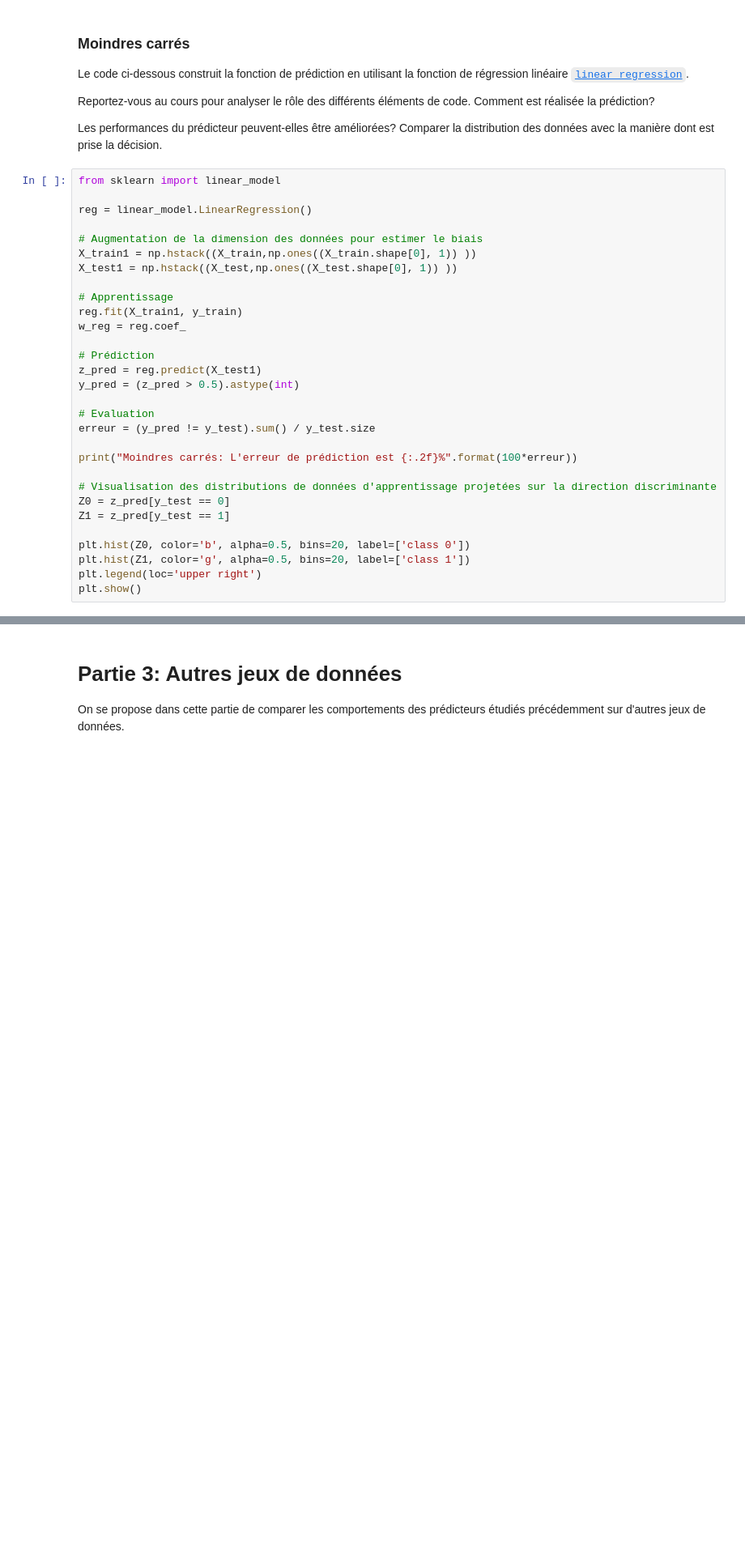
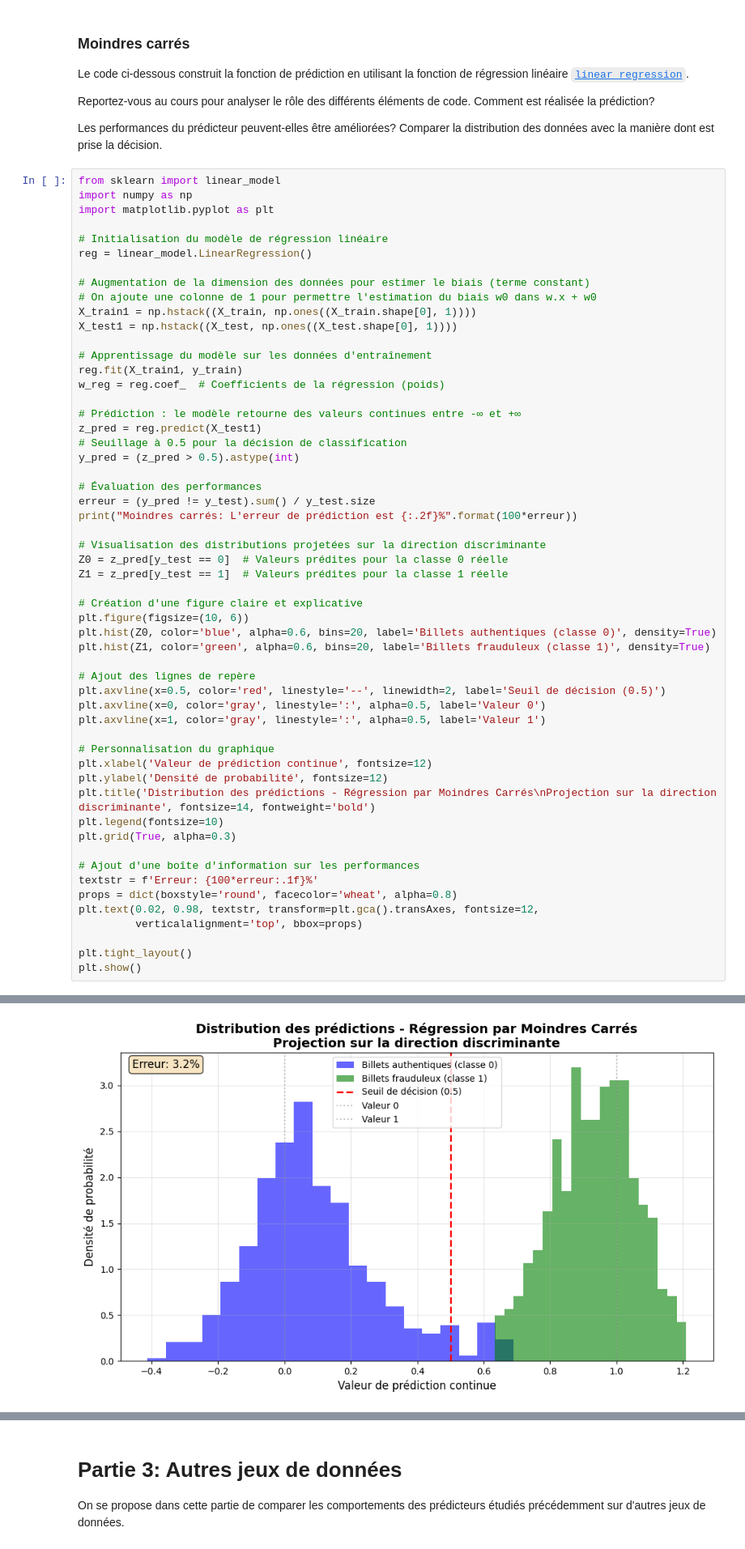
Before and after one commit to RowanHoupa35/ML-TD1, a Jupyter notebook: ENSTA/td_gaussien_bayesien.ipynb, the cells around one changed output, grey strips where cells are left out. Shown at 81% size. Cells and saved outputs as stored; diff of their text form; blank space fills up the shorter version.

```diff
--- a/ENSTA/td_gaussien_bayesien.ipynb
+++ b/ENSTA/td_gaussien_bayesien.ipynb
@@ -472,31 +845,57 @@ Reportez-vous au cours pour analyser le rôle des différents éléments de code
 Les performances du prédicteur peuvent-elles être améliorées? Comparer la distribution des données avec la manière dont est prise la décision.
 # %%
 from sklearn import linear_model
+import numpy as np
+import matplotlib.pyplot as plt
 
+# Initialisation du modèle de régression linéaire
 reg = linear_model.LinearRegression()
 
-# Augmentation de la dimension des données pour estimer le biais
-X_train1 = np.hstack((X_train,np.ones((X_train.shape[0], 1)) ))
-X_test1 = np.hstack((X_test,np.ones((X_test.shape[0], 1)) ))
+# Augmentation de la dimension des données pour estimer le biais (terme constant)
+# On ajoute une colonne de 1 pour permettre l'estimation du biais w0 dans w.x + w0
+X_train1 = np.hstack((X_train, np.ones((X_train.shape[0], 1))))
+X_test1 = np.hstack((X_test, np.ones((X_test.shape[0], 1))))
 
-# Apprentissage
+# Apprentissage du modèle sur les données d'entraînement
 reg.fit(X_train1, y_train)
-w_reg = reg.coef_
+w_reg = reg.coef_  # Coefficients de la régression (poids)
 
-# Prédiction
+# Prédiction : le modèle retourne des valeurs continues entre -∞ et +∞
 z_pred = reg.predict(X_test1)
+# Seuillage à 0.5 pour la décision de classification
 y_pred = (z_pred > 0.5).astype(int)
 
-# Evaluation
+# Évaluation des performances
 erreur = (y_pred != y_test).sum() / y_test.size
-
 print("Moindres carrés: L'erreur de prédiction est {:.2f}%".format(100*erreur))
 
-# Visualisation des distributions de données d'apprentissage projetées sur la direction discriminante
-Z0 = z_pred[y_test == 0]
-Z1 = z_pred[y_test == 1]
+# Visualisation des distributions projetées sur la direction discriminante
+Z0 = z_pred[y_test == 0]  # Valeurs prédites pour la classe 0 réelle
+Z1 = z_pred[y_test == 1]  # Valeurs prédites pour la classe 1 réelle
 
-plt.hist(Z0, color='b', alpha=0.5, bins=20, label=['class 0'])
-plt.hist(Z1, color='g', alpha=0.5, bins=20, label=['class 1'])
-plt.legend(loc='upper right')
+# Création d'une figure claire et explicative
+plt.figure(figsize=(10, 6))
+plt.hist(Z0, color='blue', alpha=0.6, bins=20, label='Billets authentiques (classe 0)', density=True)
+plt.hist(Z1, color='green', alpha=0.6, bins=20, label='Billets frauduleux (classe 1)', density=True)
+
+# Ajout des lignes de repère
+plt.axvline(x=0.5, color='red', linestyle='--', linewidth=2, label='Seuil de décision (0.5)')
+plt.axvline(x=0, color='gray', linestyle=':', alpha=0.5, label='Valeur 0')
+plt.axvline(x=1, color='gray', linestyle=':', alpha=0.5, label='Valeur 1')
+
+# Personnalisation du graphique
+plt.xlabel('Valeur de prédiction continue', fontsize=12)
+plt.ylabel('Densité de probabilité', fontsize=12)
+plt.title('Distribution des prédictions - Régression par Moindres Carrés\nProjection sur la direction discriminante', fontsize=14, fontweight='bold')
+plt.legend(fontsize=10)
+plt.grid(True, alpha=0.3)
+
+# Ajout d'une boîte d'information sur les performances
+textstr = f'Erreur: {100*erreur:.1f}%'
+props = dict(boxstyle='round', facecolor='wheat', alpha=0.8)
+plt.text(0.02, 0.98, textstr, transform=plt.gca().transAxes, fontsize=12,
+         verticalalignment='top', bbox=props)
+
+plt.tight_layout()
 plt.show()
+# %% [output]
@@ -502,0 +903 @@ plt.show()
+[figure, added]
```
Also changed, not shown: parts of 50 cells of this notebook.
